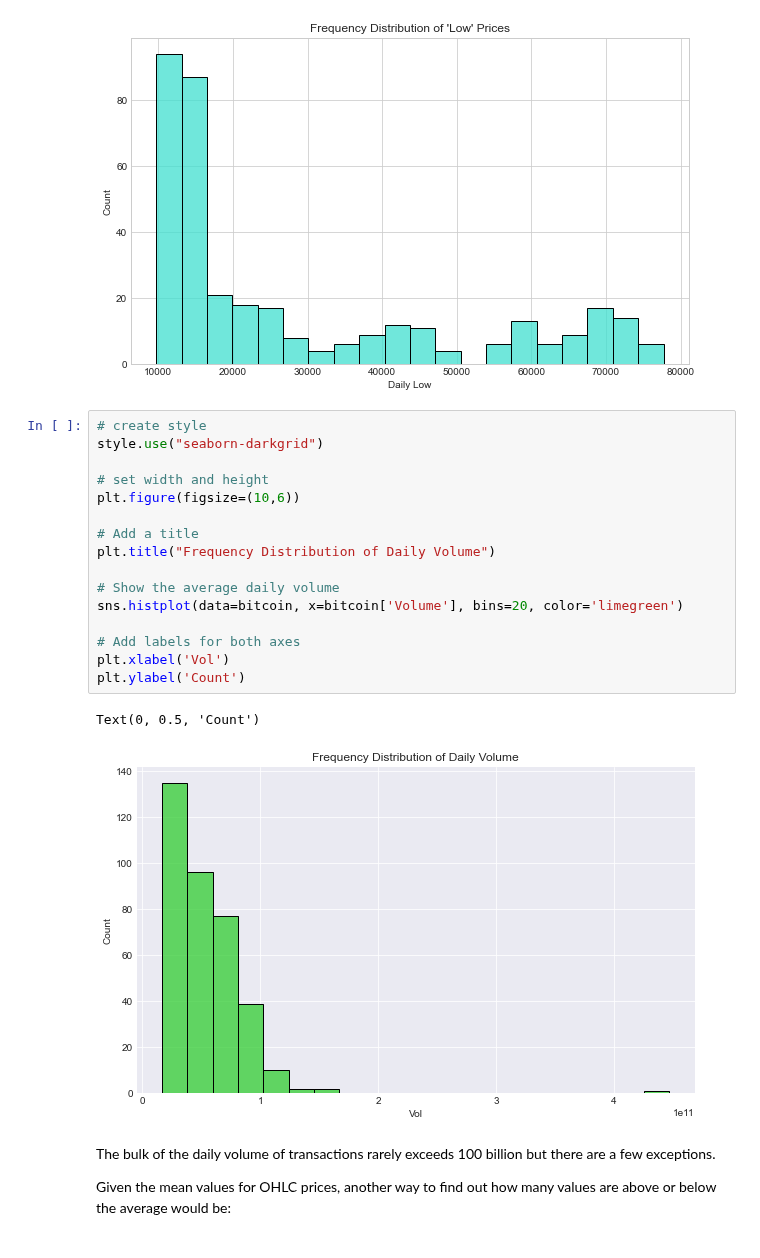
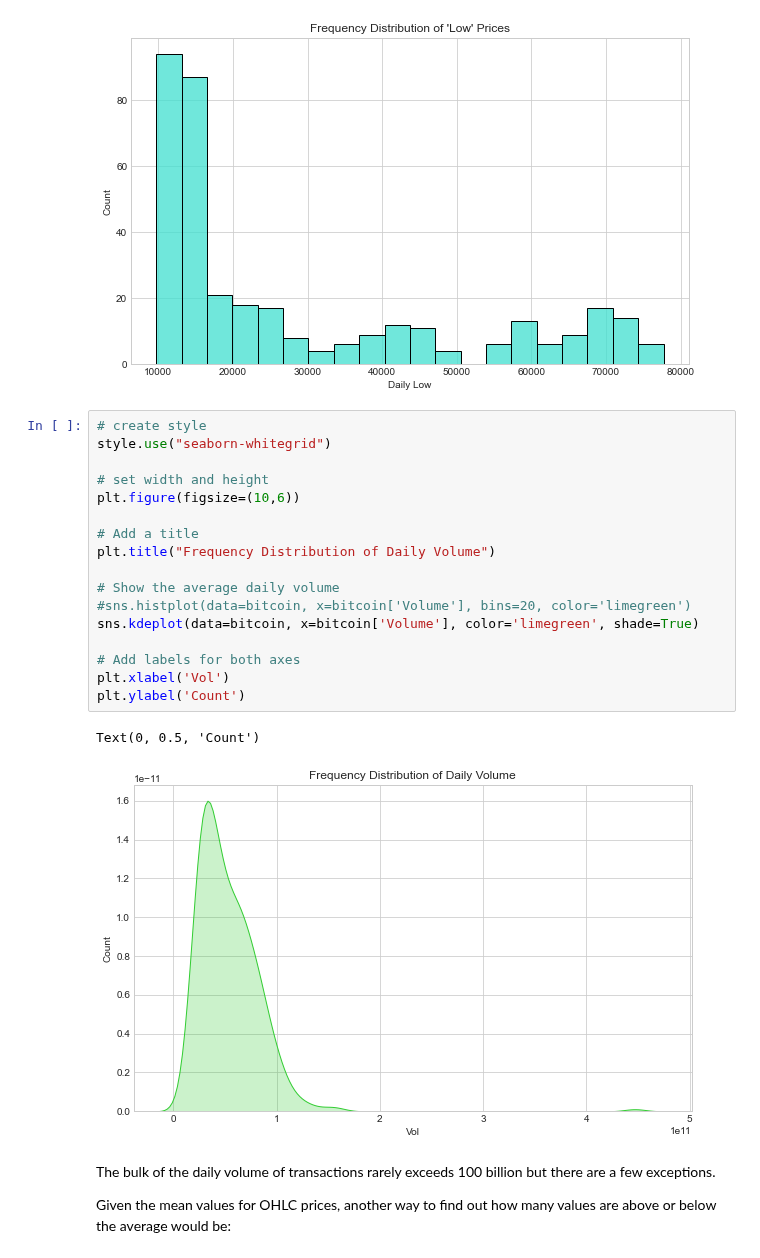
Before and after one commit to lynstanford/machine-learning-projects, a Jupyter notebook: machine-learning/multiple_regression.ipynb, the cells around one changed output. Cells and saved outputs as stored; diff of their text form.

Commit message:
Daily Vol Graph
Changed frequency distribution from histogram to smooth area-under-curve. Changed background color and type.

```diff
--- a/machine-learning/multiple_regression.ipynb
+++ b/machine-learning/multiple_regression.ipynb
@@ -572,23 +572,24 @@ Text(0, 0.5, 'Count')
 [figure]
 # %%
 # create style
-style.use("seaborn-darkgrid")
+style.use("seaborn-whitegrid")
 
 # set width and height
 plt.figure(figsize=(10,6))
 
 # Add a title
 plt.title("Frequency Distribution of Daily Volume")
 
 # Show the average daily volume
-sns.histplot(data=bitcoin, x=bitcoin['Volume'], bins=20, color='limegreen')
+#sns.histplot(data=bitcoin, x=bitcoin['Volume'], bins=20, color='limegreen')
+sns.kdeplot(data=bitcoin, x=bitcoin['Volume'], color='limegreen', shade=True)
 
 # Add labels for both axes
 plt.xlabel('Vol')
 plt.ylabel('Count')
 # %% [output]
 Text(0, 0.5, 'Count')
-[figure, old version]
+[figure, new version]
 # %% [markdown]
 The bulk of the daily volume of transactions rarely exceeds 100 billion but there are a few exceptions.
 
```
Also changed, not shown: parts of 35 cells of this notebook.
